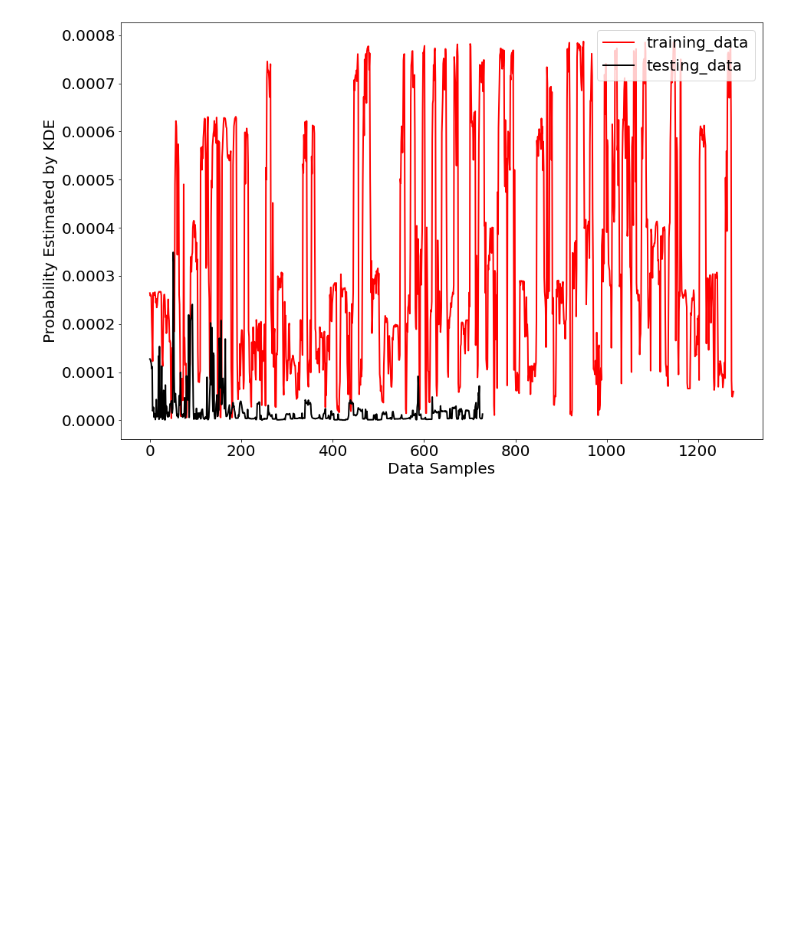
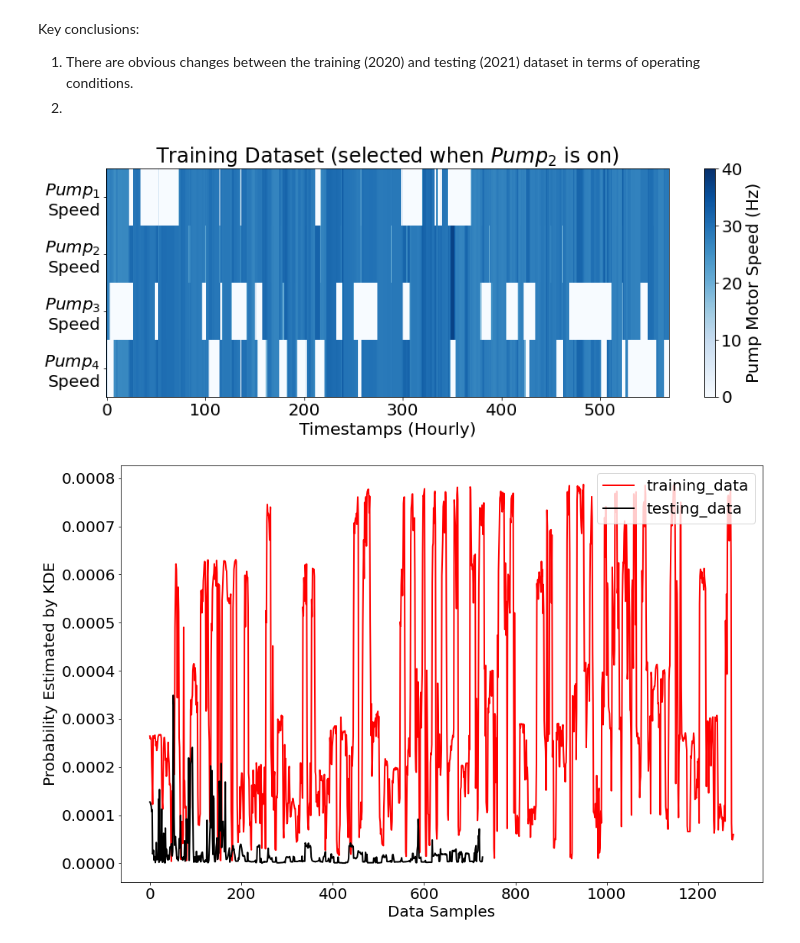
Before and after one commit to zhangzhizza/HydraulicCalibration, a Jupyter notebook: projects/nb_vw_2/datadriven/result_processing.ipynb, the cells around one changed output. Drawn from its saved outputs; the diff is of its cells as text; code cells hidden in the pictures; blank space fills up the shorter version.

```diff
--- a/projects/nb_vw_2/datadriven/result_processing.ipynb
+++ b/projects/nb_vw_2/datadriven/result_processing.ipynb
@@ -212,3 +546,24 @@ NMBE: 3.2%
+# %% [markdown]
+Key conclusions:
+1. There are obvious changes between the training (2020) and testing (2021) dataset in terms of operating conditions.
+2.
+# %%
+
+fig, axs = plt.subplots(1, 1, figsize = (15,5))
+p2_2020_sel = p2_2020.loc[p2_2020['NB2_S_1_NYZ_cwp_10_HzSPR_x']>20]
+
+p2_2020_hz_list_sel = np.array([p2_2020_sel['NB2_S_1_NYZ_cwp_9_HzSPR_x'].values.flatten()[0:],
+           p2_2020_sel['NB2_S_1_NYZ_cwp_10_HzSPR_x'].values.flatten()[0:],
+           p2_2020_sel['NB2_S_1_NYZ_cwp_11_HzSPR_x'].values.flatten()[0:],
+           p2_2020_sel['NB2_S_1_NYZ_cwp_12_HzSPR_x'].values.flatten()[0:]]).tolist()
+im0 = axs.imshow(p2_2020_hz_list_sel,interpolation='nearest', aspect='auto', cmap = 'Blues', vmin = 0, vmax = 40)
+axs.set_yticks([0, 1, 2, 3])
+axs.set_yticklabels(['$Pump_1$\nSpeed', '$Pump_2$\nSpeed', '$Pump_3$\nSpeed', '$Pump_4$\nSpeed'])
+axs.set_xlabel('Timestamps (Hourly)')
+axs.set_title('Training Dataset (selected when $Pump_2$ is on)')
+cbar = plt.colorbar(im0, ax=axs, label='Pump Motor Speed (Hz)')
+# %% [output]
+[figure, added]
 # %%
 import os
 
```
Also changed, not shown: parts of 26 cells of this notebook.
